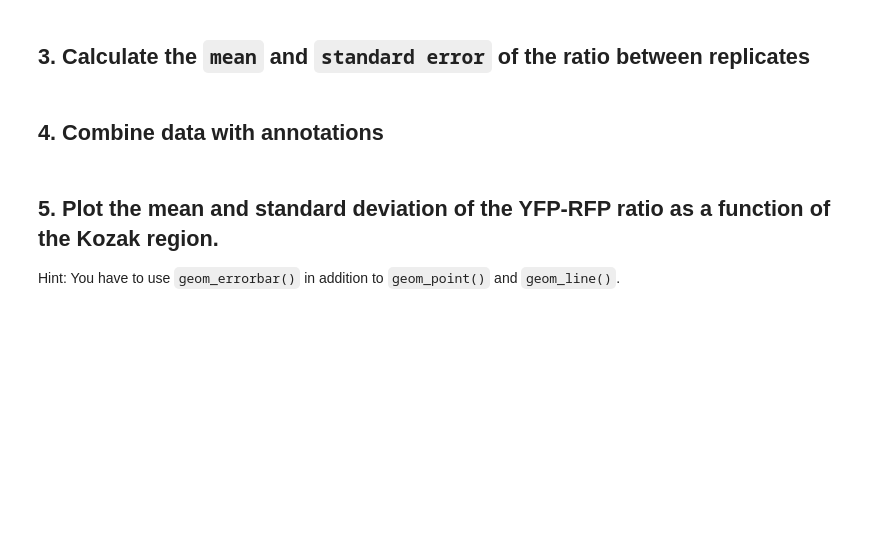
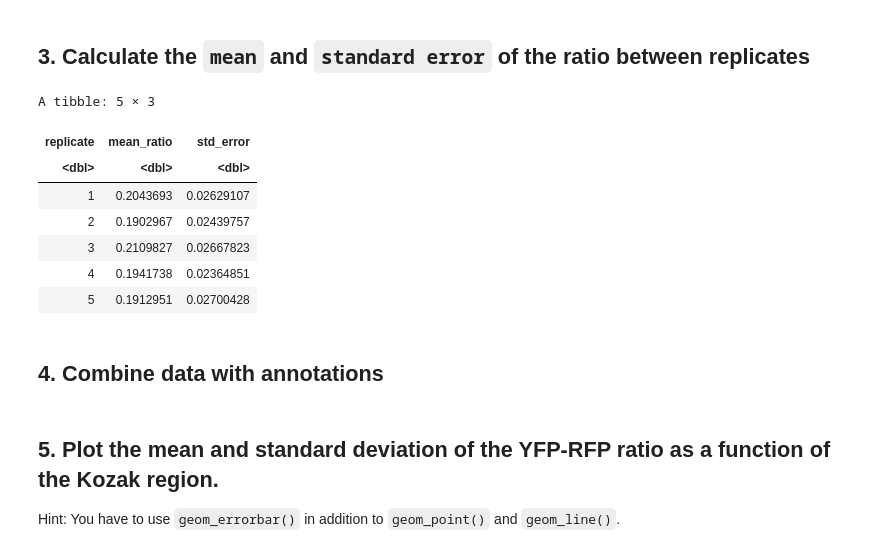
Before and after one commit to boothcl/tfcb_2024, a Jupyter notebook: lectures/lecture12/lecture12.ipynb, the cells around one changed output. Saved outputs shown, nothing was run; the diff lists cells and outputs as text; code cells hidden in the pictures; blank space fills up the shorter version.

```diff
--- a/lectures/lecture12/lecture12.ipynb
+++ b/lectures/lecture12/lecture12.ipynb
@@ -628,3 +1186,7 @@ data <- list.files("data/channel_data/", full.names = T) %>%
 (20 min)
 # %% [markdown]
 ## 1. Re-shape data read above from two separate files to create columns for `yfp` and `rfp`
+# %%
+data <- data %>%
+    pivot_wider(names_from = "channel", values_from = "value") %>%
+    print()
@@ -631,2 +1208,6 @@ data <- list.files("data/channel_data/", full.names = T) %>%
 # %% [markdown]
 ## 2. Calculate ratio of YFP to RFP
+# %%
+data <- data %>%
+    mutate(ratio = yfp/rfp) %>%
+    print()
@@ -633,5 +1229,18 @@ data <- list.files("data/channel_data/", full.names = T) %>%
 # %% [markdown]
 ## 3. Calculate the `mean` and `standard error` of the ratio between replicates
+# %%
+data %>%
+    group_by(replicate) %>%
+    summarize(mean_ratio = mean(ratio), std_error = sd(ratio)/sqrt(length(ratio)))
+# %% [output]
+A tibble: 5 × 3
+| replicate | mean_ratio | std_error |
+| <dbl> | <dbl> | <dbl> |
+| 1 | 0.2043693 | 0.02629107 |
+| 2 | 0.1902967 | 0.02439757 |
+| 3 | 0.2109827 | 0.02667823 |
+| 4 | 0.1941738 | 0.02364851 |
+| 5 | 0.1912951 | 0.02700428 |
 # %% [markdown]
 ## 4. Combine data with annotations
 # %% [markdown]
```
Also changed, not shown: parts of 35 cells of this notebook.
